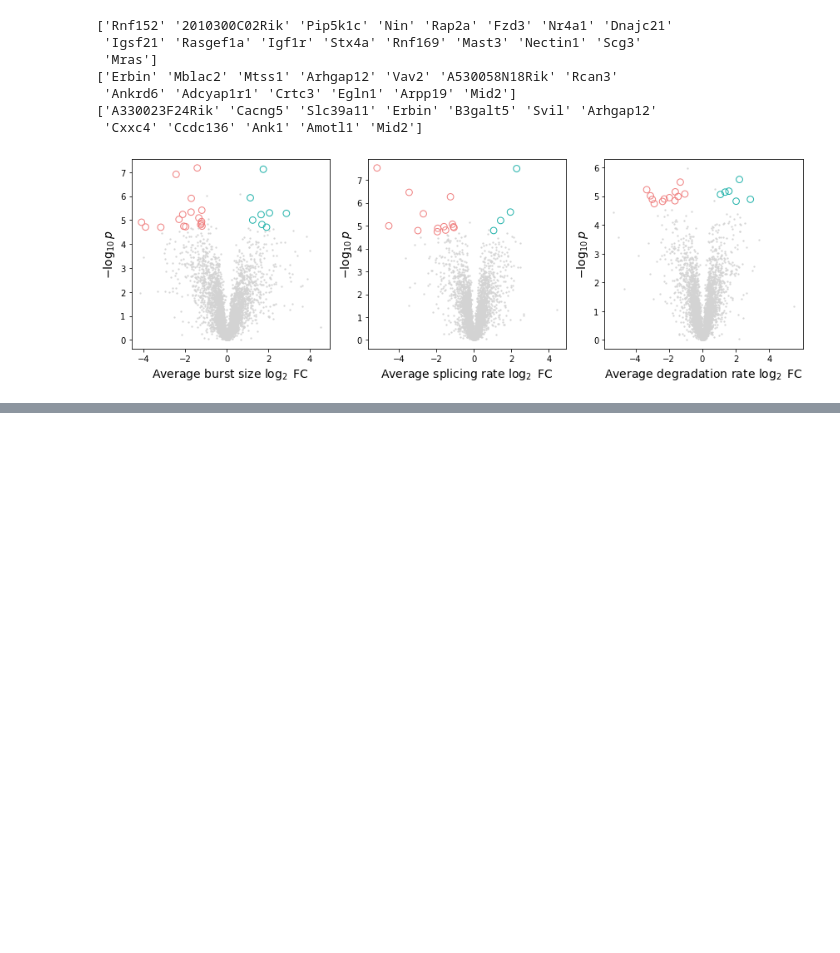
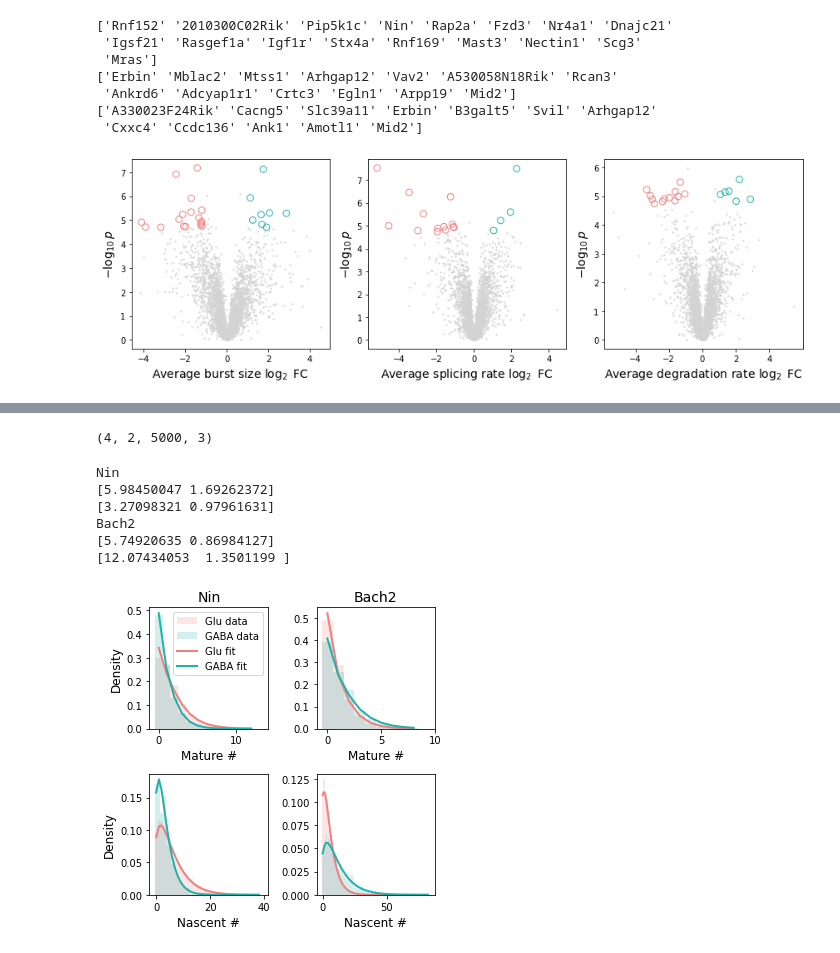
Before and after one commit to pachterlab/monod_examples, a Jupyter notebook: manuscript_computation/gg230328_diffexp.ipynb, the cells around one changed output, grey strips where cells are left out. Saved outputs shown, nothing was run; the diff lists cells and outputs as text; code cells hidden in the pictures; blank space fills up the shorter version.

```diff
--- a/manuscript_computation/gg230328_diffexp.ipynb
+++ b/manuscript_computation/gg230328_diffexp.ipynb
@@ -192,0 +265,4 @@ Text(0, 0.5, '$\\log_2$ FC (burst frequency)')
+# %%
+dataset_ind = 0
+sd_arr_allen = [monod.analysis.load_search_data('/home/ggorin/projects/GP_2021_3/notebooks/fits/'+allen_celltype_batch_dir+'/'+x+'/raw.sd') for x in allen_celltypes[dataset_ind]]
+sr_arr_allen = [monod.analysis.load_search_results('/home/ggorin/projects/GP_2021_3/notebooks/fits/'+allen_celltype_batch_dir+'/'+x+'/Bursty_Poisson_1x1/grid_scan_results_upd.res') for x in allen_celltypes[dataset_ind]]
@@ -192,0 +277,3 @@ Text(0, 0.5, '$\\log_2$ FC (burst frequency)')
+# %%
+inds_gaba = np.where((gf_gaba_noise & (gf_rej[0,:,:].all(0))))[0]
+print(gn[inds_gaba])
@@ -192,0 +282,3 @@ Text(0, 0.5, '$\\log_2$ FC (burst frequency)')
+# %%
+inds_glu = np.where((gf_glu_noise & (gf_rej[0,:,:].all(0))))[0]
+print(gn[inds_glu])
@@ -192,0 +288,68 @@ Text(0, 0.5, '$\\log_2$ FC (burst frequency)')
+# %%
+par_vals_uncorrected.shape
+# %% [output]
+(4, 2, 5000, 3)
+# %%
+fig1,ax1 = plt.subplots(2,2,figsize=(5,5))
+l_=1
+for gene_ind,k_ in enumerate([3,6]):
+    if gene_ind ==0:
+        global_ind = inds_glu[k_]
+    else:
+        global_ind = inds_gaba[k_]
+
+    glu_data = sd_arr_allen[0].layers[:,global_ind,:]
+    gaba_data = sd_arr_allen[1].layers[:,global_ind,:]
+    print(gn[global_ind])
+    print(glu_data.mean(-1))
+    print(gaba_data.mean(-1))
+#     else:
+#         glu_data = sd_arr_allen[0].layers[:,inds_gaba[k_],:]
+#         gaba_data = sd_arr_allen[1].layers[:,inds_gaba[k_],:]
+#         print(gn[inds_gaba[k_]])
+
+    bins_mat = np.arange(max(glu_data[1].max(),gaba_data[1].max())+1)-0.5
+    ax1[0,gene_ind].hist(glu_data[1],bins_mat,density=True,alpha=0.2,facecolor=aesthetics['celltype_colors_allen'][0],
+                                                       label='Glu data')
+    ax1[0,gene_ind].hist(gaba_data[1],bins_mat,density=True,alpha=0.2,facecolor=aesthetics['celltype_colors_allen'][1],
+                                                       label='GABA data')
+    bins_nas = np.arange(max(glu_data[0].max(),gaba_data[0].max())+1)-0.5
+    ax1[1,gene_ind].hist(glu_data[0],bins_nas,density=True,alpha=0.2,facecolor=aesthetics['celltype_colors_allen'][0])
+    ax1[1,gene_ind].hist(gaba_data[0],bins_nas,density=True,alpha=0.2,facecolor=aesthetics['celltype_colors_allen'][1])
+
+    pars_glu = par_vals_uncorrected[dataset_ind,0,global_ind,:]
+    pars_gaba = par_vals_uncorrected[dataset_ind,1,global_ind,:]
+    ########
+    mx = int(bins_mat[-1]+10)
+    mx_ = int(bins_mat[-1])
+    pmf_glu_mat = sr_arr_allen[0].model.eval_model_pss(pars_glu,[1,mx],sr_arr_allen[0].regressor_optimum[global_ind])
+    ax1[0,gene_ind].plot(np.arange(mx_),pmf_glu_mat[:mx_],color=aesthetics['celltype_colors_allen'][0],linewidth=2,label='Glu fit')
+    pmf_gaba_mat = sr_arr_allen[1].model.eval_model_pss(pars_gaba,[1,mx],sr_arr_allen[1].regressor_optimum[global_ind])
+    ax1[0,gene_ind].plot(np.arange(mx_),pmf_gaba_mat[:mx_],color=aesthetics['celltype_colors_allen'][1],linewidth=2,label='GABA fit')
+    ##########
+    mx = int(bins_nas[-1]+10)
+    mx_ = int(bins_nas[-1])
+    pmf_glu_nas = sr_arr_allen[0].model.eval_model_pss(pars_glu,[mx,1],sr_arr_allen[0].regressor_optimum[global_ind])
+    ax1[1,gene_ind].plot(np.arange(mx_),pmf_glu_nas[:mx_],color=aesthetics['celltype_colors_allen'][0],linewidth=2)
+    pmf_gaba_nas = sr_arr_allen[1].model.eval_model_pss(pars_gaba,[mx,1],sr_arr_allen[1].regressor_optimum[global_ind])
+    ax1[1,gene_ind].plot(np.arange(mx_),pmf_gaba_nas[:mx_],color=aesthetics['celltype_colors_allen'][1],linewidth=2)
+    ax1[0,gene_ind].set_xlabel('Mature #',fontsize=fs_axes)
+    ax1[1,gene_ind].set_xlabel('Nascent #',fontsize=fs_axes)
+    ax1[0,gene_ind].set_title(gn[global_ind],fontsize=fs_title)
+ax1[0,0].legend()
+ax1[0,0].set_ylabel('Density',fontsize=fs_axes)
+ax1[1,0].set_ylabel('Density',fontsize=fs_axes)
+
+#     print(glu_data.mean())
+#     print(gaba_data.mean())
+fig1.tight_layout()
+#     print(glu_data.var()/glu_data.mean()**2)
+#     print(gaba_data.var()/gaba_data.mean()**2)
+# %% [output]
+Nin
+[5.98450047 1.69262372]
+[3.27098321 0.97961631]
+Bach2
+[5.74920635 0.86984127]
+[12.07434053  1.3501199 ]
+[figure, added]
```
Also changed, not shown: parts of 20 cells of this notebook, 3 other files.
